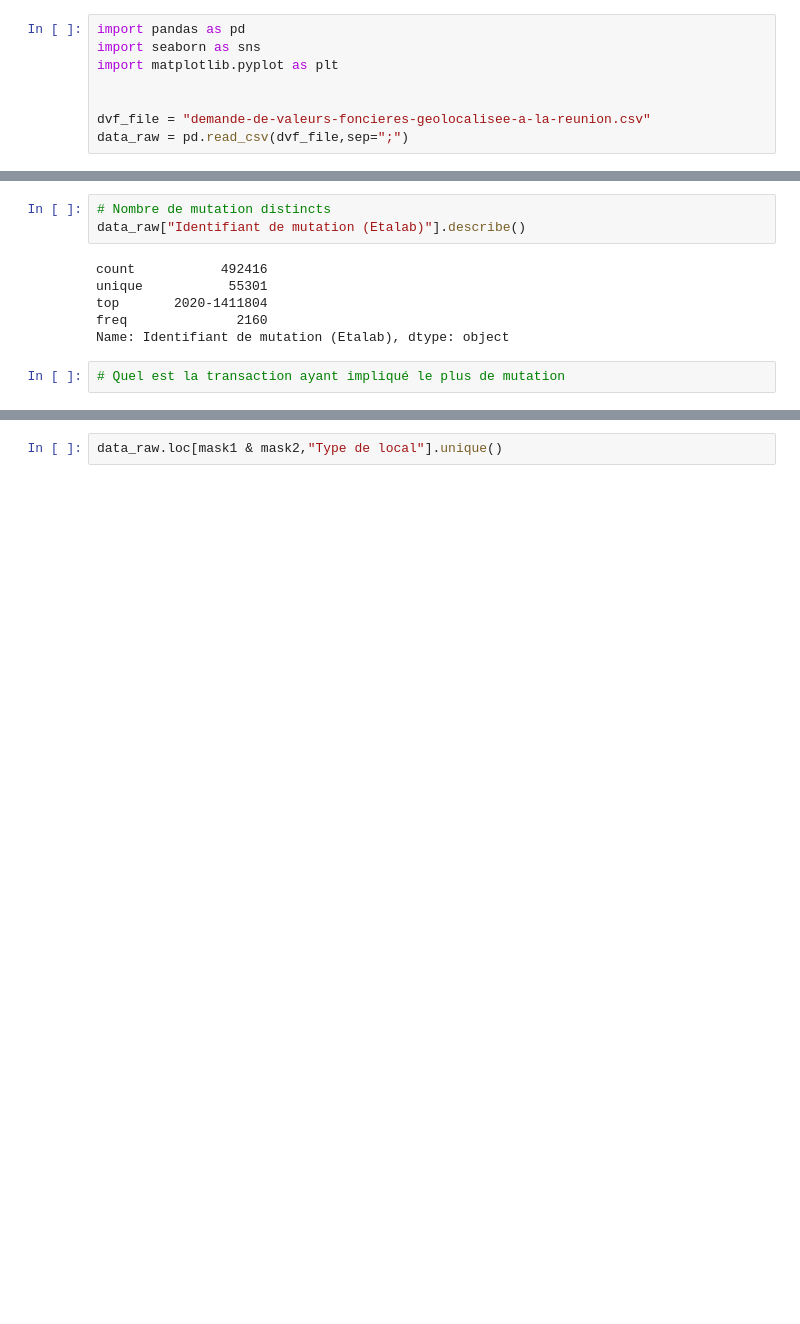
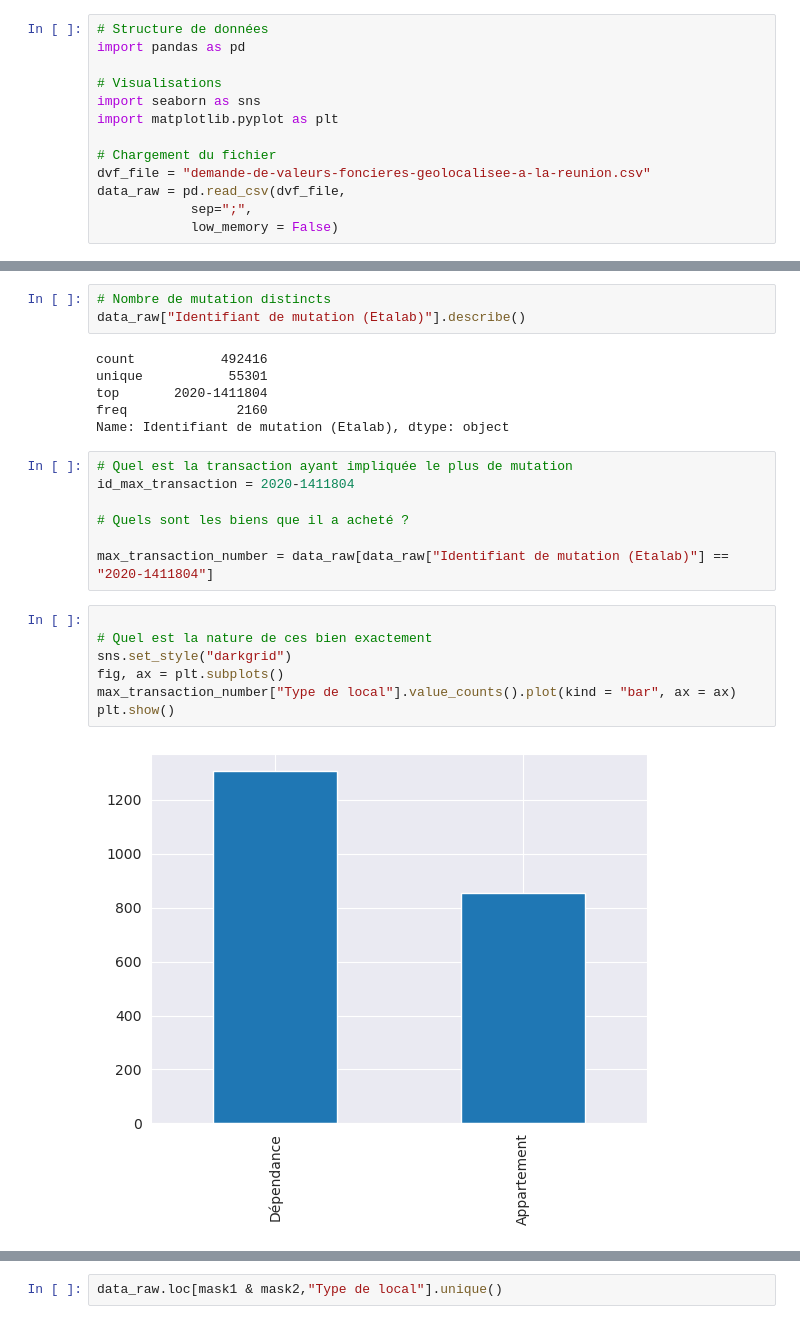
Before and after one commit to IsmaelSaid/Analyses, a Jupyter notebook: foncier/EDA.ipynb, the cells around one changed output, grey strips where cells are left out. Cells and saved outputs as stored; diff of their text form; blank space fills up the shorter version.

```diff
--- a/foncier/EDA.ipynb
+++ b/foncier/EDA.ipynb
@@ -3,13 +39,18 @@
 # %% [markdown]
 ## Traitement du fichier
 # %%
+# Structure de données
 import pandas as pd
+
+# Visualisations
 import seaborn as sns
 import matplotlib.pyplot as plt
 
-
+# Chargement du fichier
 dvf_file = "demande-de-valeurs-foncieres-geolocalisee-a-la-reunion.csv"
-data_raw = pd.read_csv(dvf_file,sep=";")
+data_raw = pd.read_csv(dvf_file,
+            sep=";",
+            low_memory = False)
 # %% [markdown]
 ## Première annalyse
 # %%
@@ -70,4 +111,18 @@ top       2020-1411804
 freq              2160
 Name: Identifiant de mutation (Etalab), dtype: object
 # %%
-# Quel est la transaction ayant impliqué le plus de mutation
+# Quel est la transaction ayant impliquée le plus de mutation
+id_max_transaction = 2020-1411804
+
+# Quels sont les biens que il a acheté ?
+
+max_transaction_number = data_raw[data_raw["Identifiant de mutation (Etalab)"] == "2020-1411804"]
+# %%
+
+# Quel est la nature de ces bien exactement
+sns.set_style("darkgrid")
+fig, ax = plt.subplots()
+max_transaction_number["Type de local"].value_counts().plot(kind = "bar", ax = ax)
+plt.show()
+# %% [output]
+[figure, added]
```
Also changed, not shown: parts of 8 cells of this notebook.
